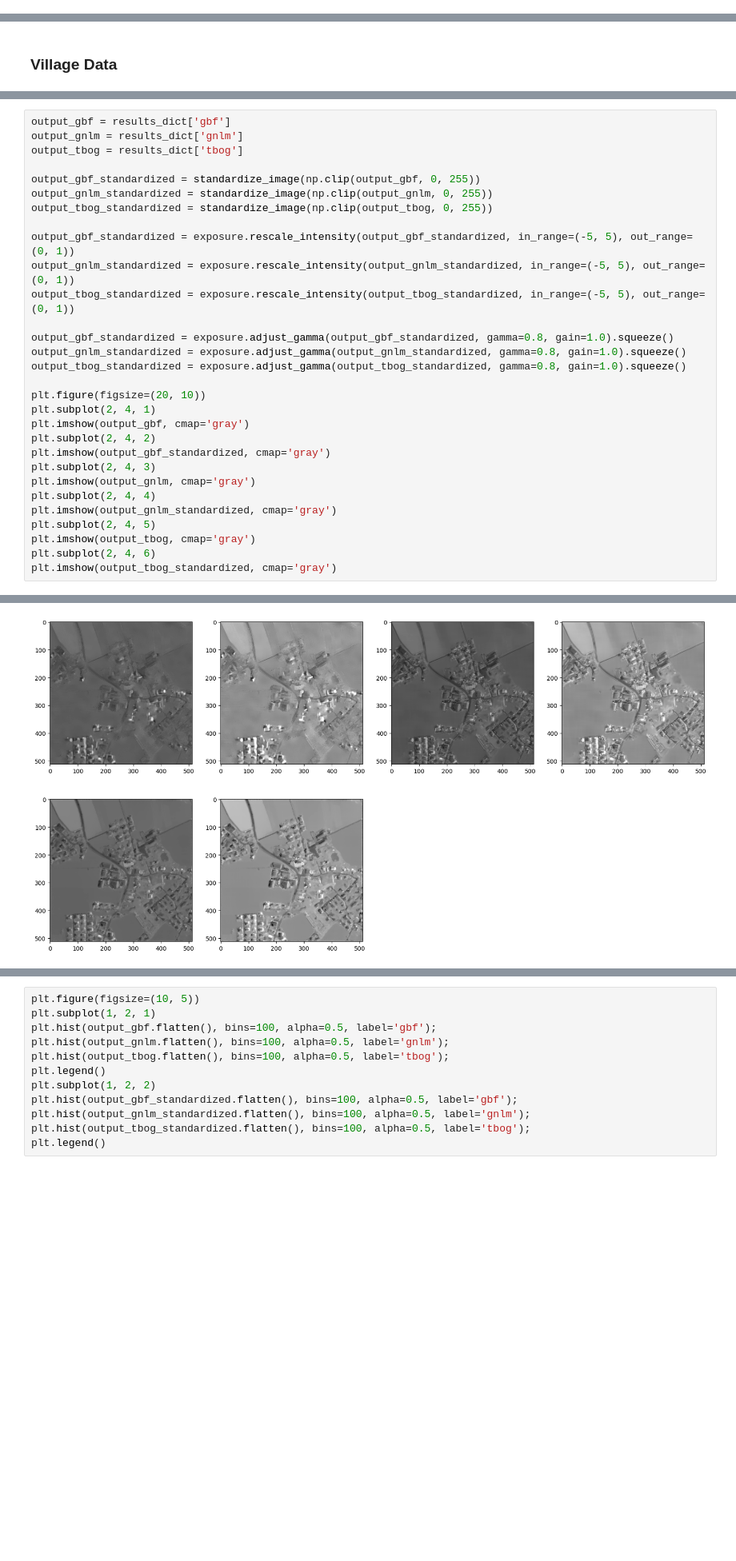
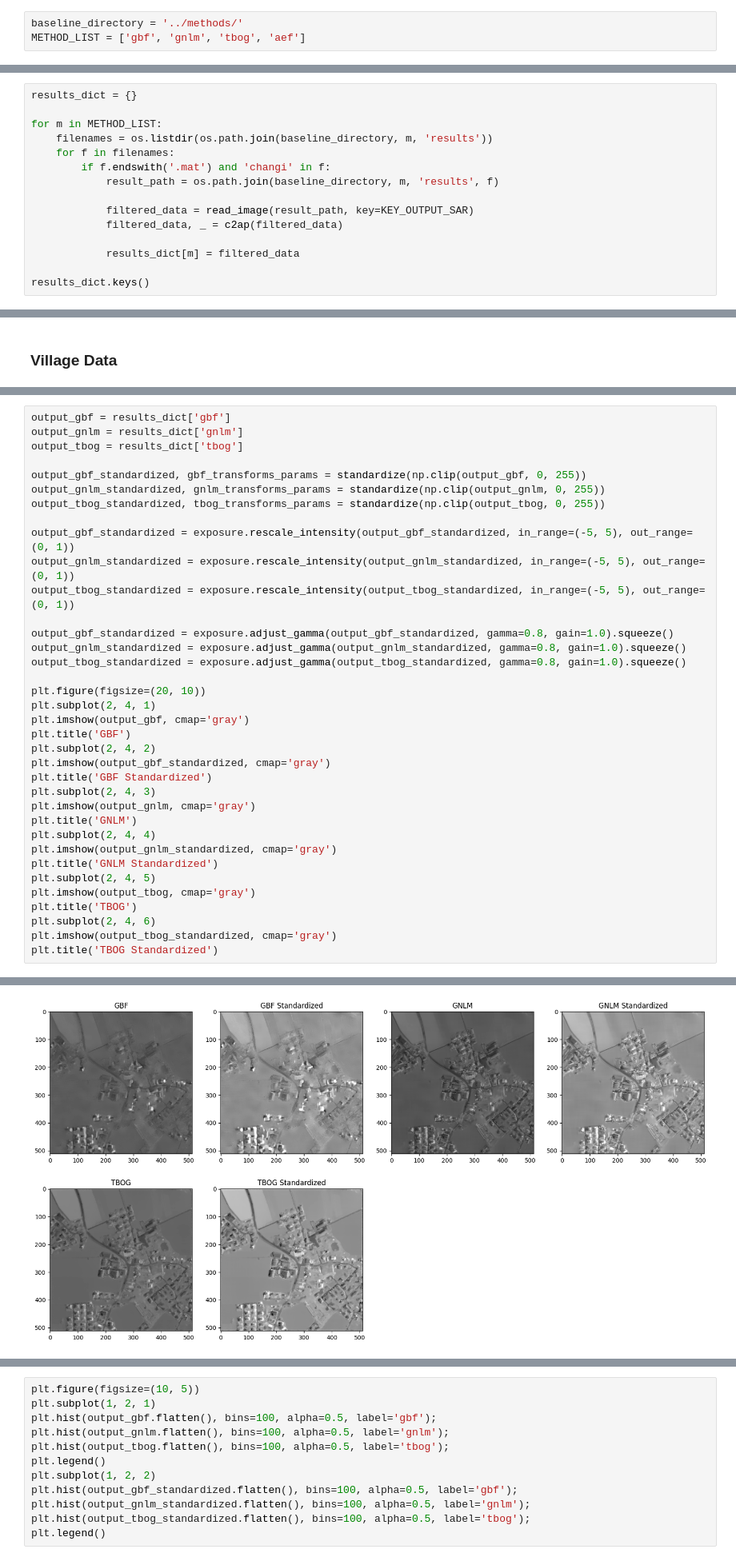
Before and after one commit to mdellaiera/despeckling, a Jupyter notebook: notebooks/compile_results_igarss2026.ipynb, the cells around one changed output, grey strips where cells are left out. Shown at 80% size. Saved outputs shown, nothing was run; the diff lists cells and outputs as text; blank space fills up the shorter version.

```diff
--- a/notebooks/compile_results_igarss2026.ipynb
+++ b/notebooks/compile_results_igarss2026.ipynb
@@ -23,3 +13,6 @@ METHOD_LIST = ['gbf', 'gnlm', 'tbog']
+# %%
+baseline_directory = '../methods/'
+METHOD_LIST = ['gbf', 'gnlm', 'tbog', 'aef']
 # %% [markdown]
 ### Changi Data
 # %%
@@ -40,3 +33,18 @@ plt.imshow(sar, cmap='gray')
 # %% [output]
 <matplotlib.image.AxesImage at 0x...>
 [figure]
+# %%
+results_dict = {}
+
+for m in METHOD_LIST:
+    filenames = os.listdir(os.path.join(baseline_directory, m, 'results'))
+    for f in filenames:
+        if f.endswith('.mat') and 'changi' in f:
+            result_path = os.path.join(baseline_directory, m, 'results', f)
+
+            filtered_data = read_image(result_path, key=KEY_OUTPUT_SAR)
+            filtered_data, _ = c2ap(filtered_data)
+
+            results_dict[m] = filtered_data
+
+results_dict.keys()
@@ -112,9 +145,9 @@ output_gbf = results_dict['gbf']
 output_gnlm = results_dict['gnlm']
 output_tbog = results_dict['tbog']
 
-output_gbf_standardized = standardize_image(np.clip(output_gbf, 0, 255))
-output_gnlm_standardized = standardize_image(np.clip(output_gnlm, 0, 255))
-output_tbog_standardized = standardize_image(np.clip(output_tbog, 0, 255))
+output_gbf_standardized, gbf_transforms_params = standardize(np.clip(output_gbf, 0, 255))
+output_gnlm_standardized, gnlm_transforms_params = standardize(np.clip(output_gnlm, 0, 255))
+output_tbog_standardized, tbog_transforms_params = standardize(np.clip(output_tbog, 0, 255))
 
 output_gbf_standardized = exposure.rescale_intensity(output_gbf_standardized, in_range=(-5, 5), out_range=(0, 1))
 output_gnlm_standardized = exposure.rescale_intensity(output_gnlm_standardized, in_range=(-5, 5), out_range=(0, 1))
@@ -127,14 +160,20 @@ output_tbog_standardized = exposure.adjust_gamma(output_tbog_standardized, gamma
 plt.figure(figsize=(20, 10))
 plt.subplot(2, 4, 1)
 plt.imshow(output_gbf, cmap='gray')
+plt.title('GBF')
 plt.subplot(2, 4, 2)
 plt.imshow(output_gbf_standardized, cmap='gray')
+plt.title('GBF Standardized')
 plt.subplot(2, 4, 3)
 plt.imshow(output_gnlm, cmap='gray')
+plt.title('GNLM')
 plt.subplot(2, 4, 4)
 plt.imshow(output_gnlm_standardized, cmap='gray')
+plt.title('GNLM Standardized')
 plt.subplot(2, 4, 5)
 plt.imshow(output_tbog, cmap='gray')
+plt.title('TBOG')
 plt.subplot(2, 4, 6)
 plt.imshow(output_tbog_standardized, cmap='gray')
+plt.title('TBOG Standardized')
 # %% [output]
@@ -142 +181 @@ plt.imshow(output_tbog_standardized, cmap='gray')
-[figure, old version]
+[figure, new version]
```
Also changed, not shown: parts of 16 cells of this notebook, 32 other files.
